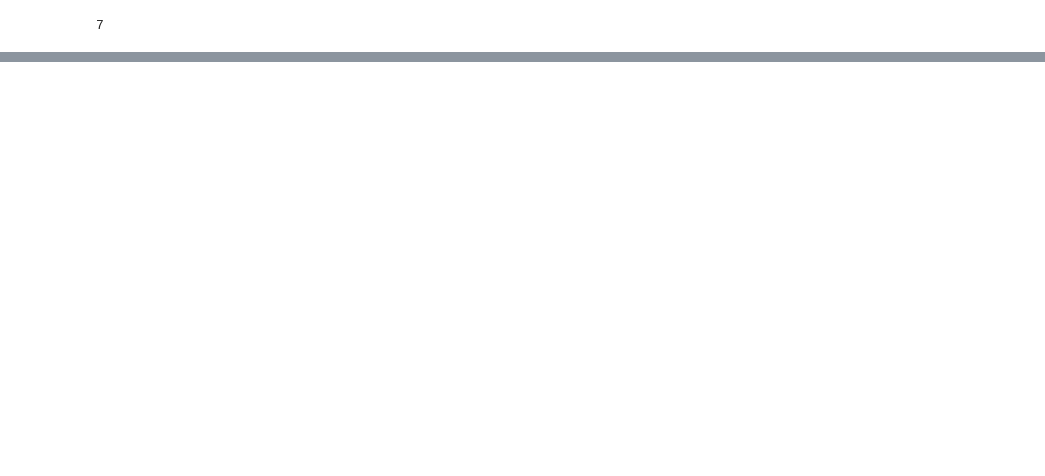
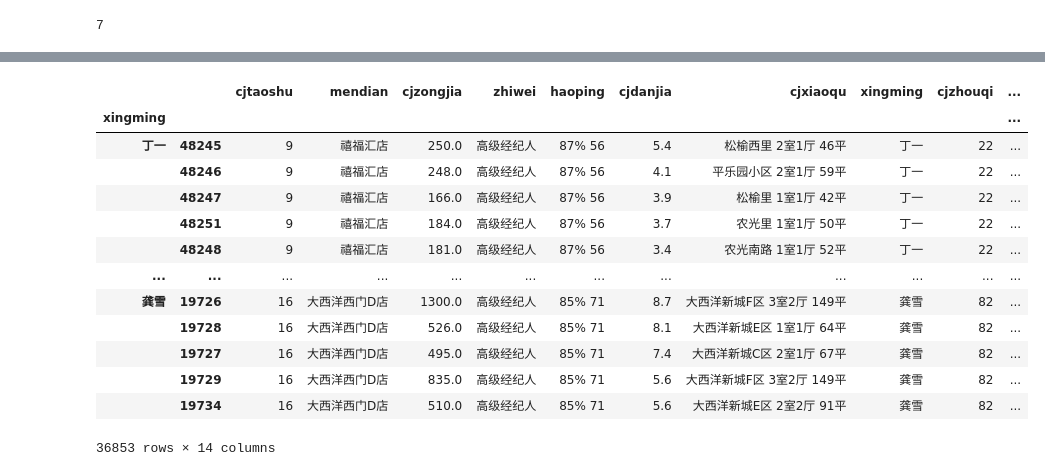
Before and after one commit to Rephilo/dataAnalysisCourse, a Jupyter notebook: course/ch.7/lianjia.ipynb, the cells around one changed output, grey strips where cells are left out. Cells and saved outputs as stored; diff of their text form; code cells hidden in the pictures; blank space fills up the shorter version.

```diff
--- a/course/ch.7/lianjia.ipynb
+++ b/course/ch.7/lianjia.ipynb
@@ -29,0 +112,3 @@ data.head()
+# %%
+# data['cjdanjia'] = data.cjdanjia.dropna().map(lambda x: round(float(x.replace('元/平',''))/10000, 1))
+data['cjdanjia'] = data.cjdanjia.str.replace('元/平','').astype(np.float32).map(lambda x:round(x/10000,1))
@@ -29,0 +134,20 @@ data.head()
+# %%
+def top(group, n=5):
+   return group.sort_values('cjdanjia', ascending=False)[:n]
+# %%
+data.groupby('xingming').apply(top)
+# %% [output]
+|  |  | cjtaoshu | mendian | cjzongjia | zhiwei | haoping | cjdanjia | cjxiaoqu | xingming | cjzhouqi | ... |
+| xingming |  |  |  |  |  |  |  |  |  |  | ... |
+| 丁一 | 48245 | 9 | 禧福汇店 | 250.0 | 高级经纪人 | 87% 56 | 5.4 | 松榆西里 2室1厅 46平 | 丁一 | 22 | ... |
+|  | 48246 | 9 | 禧福汇店 | 248.0 | 高级经纪人 | 87% 56 | 4.1 | 平乐园小区 2室1厅 59平 | 丁一 | 22 | ... |
+|  | 48247 | 9 | 禧福汇店 | 166.0 | 高级经纪人 | 87% 56 | 3.9 | 松榆里 1室1厅 42平 | 丁一 | 22 | ... |
+|  | 48251 | 9 | 禧福汇店 | 184.0 | 高级经纪人 | 87% 56 | 3.7 | 农光里 1室1厅 50平 | 丁一 | 22 | ... |
+|  | 48248 | 9 | 禧福汇店 | 181.0 | 高级经纪人 | 87% 56 | 3.4 | 农光南路 1室1厅 52平 | 丁一 | 22 | ... |
+| ... | ... | ... | ... | ... | ... | ... | ... | ... | ... | ... | ... |
+| 龚雪 | 19726 | 16 | 大西洋西门D店 | 1300.0 | 高级经纪人 | 85% 71 | 8.7 | 大西洋新城F区 3室2厅 149平 | 龚雪 | 82 | ... |
+|  | 19728 | 16 | 大西洋西门D店 | 526.0 | 高级经纪人 | 85% 71 | 8.1 | 大西洋新城E区 1室1厅 64平 | 龚雪 | 82 | ... |
+|  | 19727 | 16 | 大西洋西门D店 | 495.0 | 高级经纪人 | 85% 71 | 7.4 | 大西洋新城C区 2室1厅 67平 | 龚雪 | 82 | ... |
+|  | 19729 | 16 | 大西洋西门D店 | 835.0 | 高级经纪人 | 85% 71 | 5.6 | 大西洋新城F区 3室2厅 149平 | 龚雪 | 82 | ... |
+|  | 19734 | 16 | 大西洋西门D店 | 510.0 | 高级经纪人 | 85% 71 | 5.6 | 大西洋新城E区 2室2厅 91平 | 龚雪 | 82 | ... |
+36853 rows × 14 columns
```
Also changed, not shown: parts of 15 cells of this notebook.
